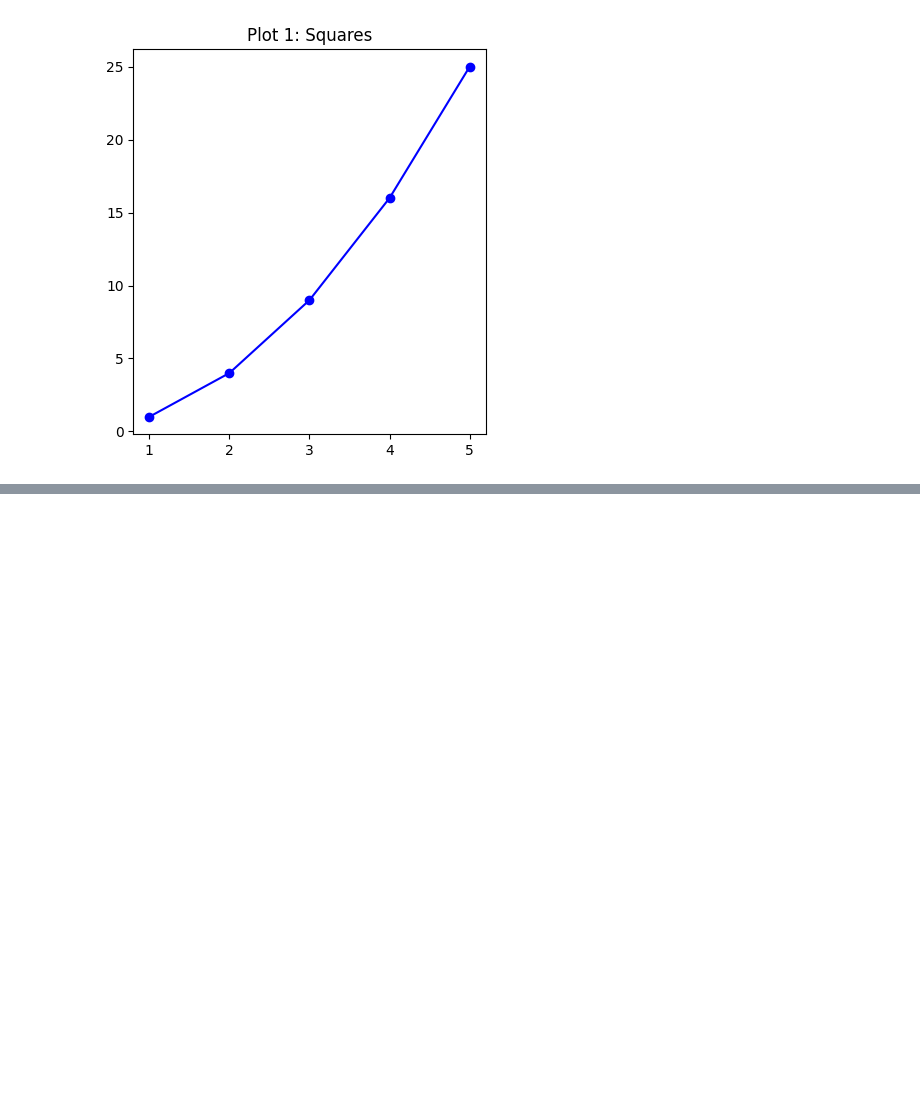
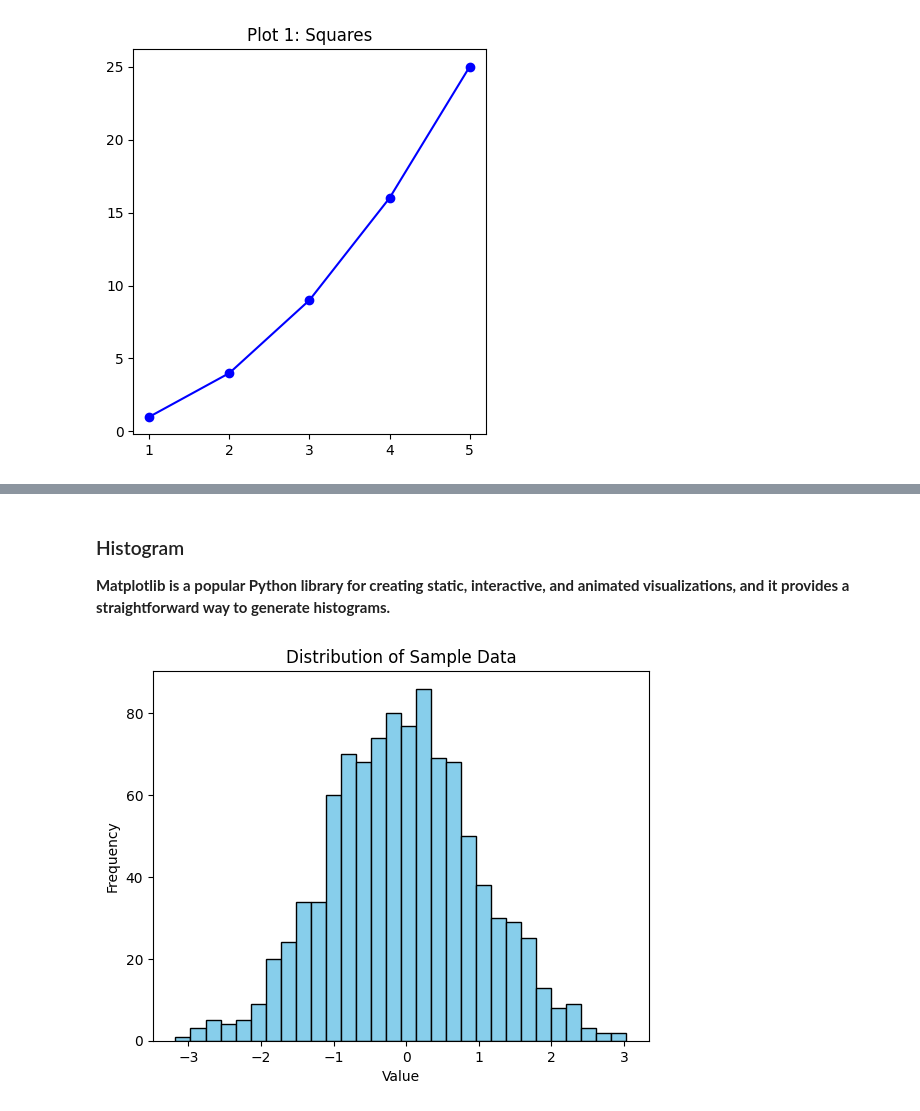
Before and after one commit to Saicharanraju0099/data-science, a Jupyter notebook: 10 - DATA ANALYSIS WITH PYTHON/10.5 - Matplotlib.ipynb, the cells around one changed output, grey strips where cells are left out. Drawn from its saved outputs; the diff is of its cells as text; code cells hidden in the pictures; blank space fills up the shorter version.

Commit message:
Matplotlib updated in python

```diff
--- a/10 - DATA ANALYSIS WITH PYTHON/10.5 - Matplotlib.ipynb
+++ b/10 - DATA ANALYSIS WITH PYTHON/10.5 - Matplotlib.ipynb
@@ -29,0 +41,14 @@ Text(0.5, 1.0, 'Plot 1: Squares')
+# %% [markdown]
+### Histogram
+
+**Matplotlib is a popular Python library for creating static, interactive, and animated visualizations, and it provides a straightforward way to generate histograms.**
+# %%
+import numpy as np
+data = np.random.randn(1000)
+plt.hist(data, bins=30, color='skyblue', edgecolor='black')
+plt.xlabel('Value')
+plt.ylabel('Frequency')
+plt.title('Distribution of Sample Data')
+plt.show()
+# %% [output]
+[figure, added]
```
Also changed, not shown: parts of 8 cells of this notebook.
